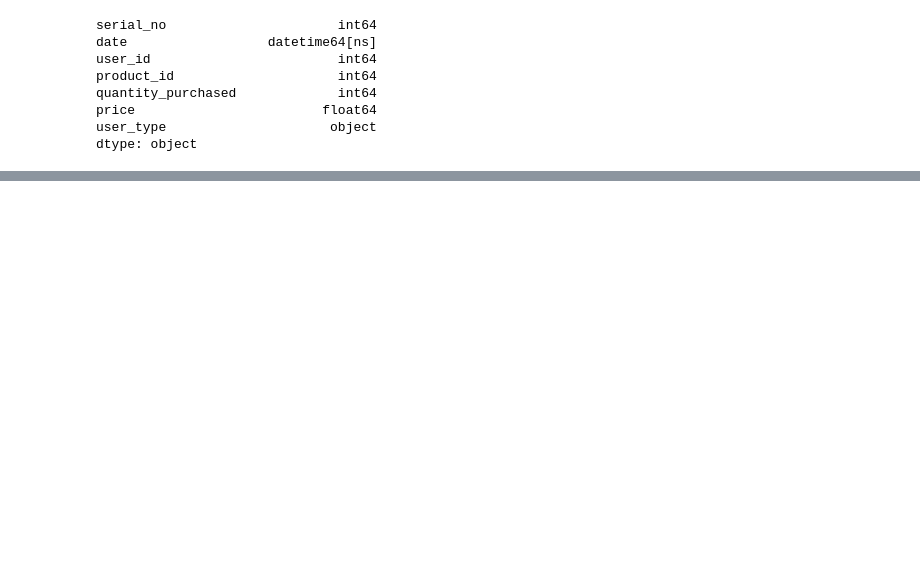
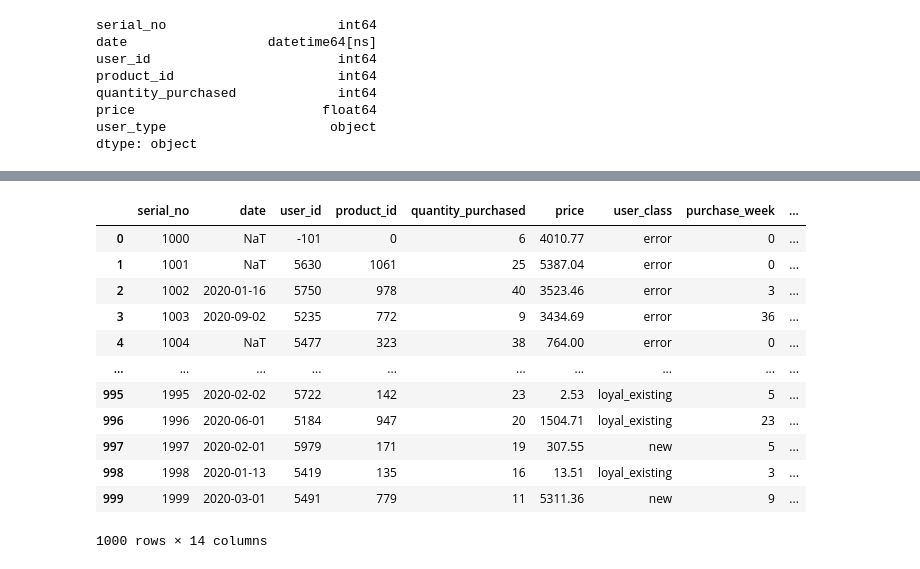
Before and after one commit to EAsencios/DEEP-LEARING, a Jupyter notebook: data_wrangling.ipynb, the cells around one changed output, grey strips where cells are left out. Saved outputs shown, nothing was run; the diff lists cells and outputs as text; code cells hidden in the pictures; blank space fills up the shorter version.

```diff
--- a/data_wrangling.ipynb
+++ b/data_wrangling.ipynb
@@ -421,0 +453,5 @@ Name: user_type, Length: 969, dtype: object
+# %%
+# using map to dummy encode
+type_map={'a':0, 'b':1, 'c':2, 'd':3, np.NAN:-1}
+df['encoded_user_type'] = df.user_type.map(type_map)
+df.tail()
@@ -421,0 +465,17 @@ Name: user_type, Length: 969, dtype: object
+# %%
+# using get_dummies to one hot encode
+pd.get_dummies(df, columns=['user_type'])
+# %% [output]
+|  | serial_no | date | user_id | product_id | quantity_purchased | price | user_class | purchase_week | ... |
+| 0 | 1000 | NaT | -101 | 0 | 6 | 4010.77 | error | 0 | ... |
+| 1 | 1001 | NaT | 5630 | 1061 | 25 | 5387.04 | error | 0 | ... |
+| 2 | 1002 | 2020-01-16 | 5750 | 978 | 40 | 3523.46 | error | 3 | ... |
+| 3 | 1003 | 2020-09-02 | 5235 | 772 | 9 | 3434.69 | error | 36 | ... |
+| 4 | 1004 | NaT | 5477 | 323 | 38 | 764.00 | error | 0 | ... |
+| ... | ... | ... | ... | ... | ... | ... | ... | ... | ... |
+| 995 | 1995 | 2020-02-02 | 5722 | 142 | 23 | 2.53 | loyal_existing | 5 | ... |
+| 996 | 1996 | 2020-06-01 | 5184 | 947 | 20 | 1504.71 | loyal_existing | 23 | ... |
+| 997 | 1997 | 2020-02-01 | 5979 | 171 | 19 | 307.55 | new | 5 | ... |
+| 998 | 1998 | 2020-01-13 | 5419 | 135 | 16 | 13.51 | loyal_existing | 3 | ... |
+| 999 | 1999 | 2020-03-01 | 5491 | 779 | 11 | 5311.36 | new | 9 | ... |
+1000 rows × 14 columns
```
Also changed, not shown: parts of 20 cells of this notebook.
